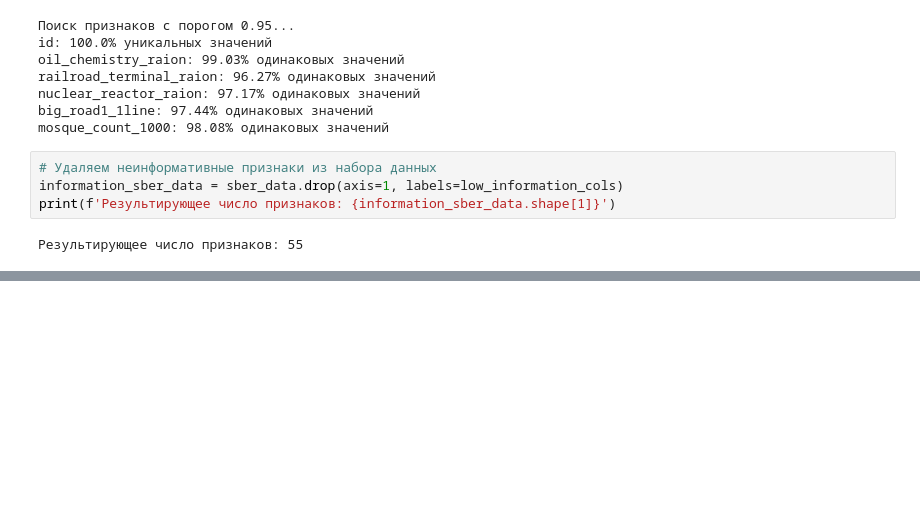
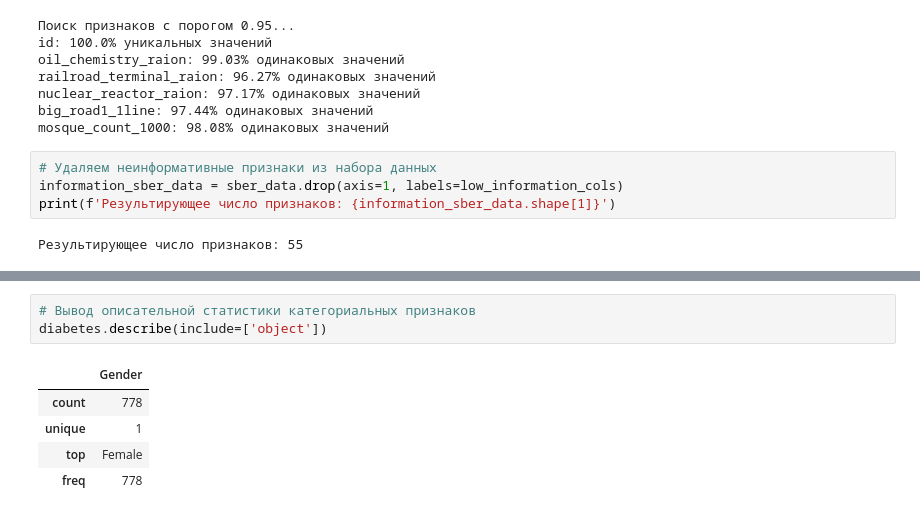
Before and after one commit to thetitorenko/sf_dspr_code, a Jupyter notebook: 01-block/07-python_14/07-python_14.ipynb, the cells around one changed output, grey strips where cells are left out. Saved outputs shown, nothing was run; the diff lists cells and outputs as text; blank space fills up the shorter version.

```diff
--- a/01-block/07-python_14/07-python_14.ipynb
+++ b/01-block/07-python_14/07-python_14.ipynb
@@ -747,0 +764,9 @@ print(f'Результирующее число признаков: {information
+# %%
+# Вывод описательной статистики категориальных признаков
+diabetes.describe(include=['object'])
+# %% [output]
+|  | Gender |
+| count | 778 |
+| unique | 1 |
+| top | Female |
+| freq | 778 |
```
Also changed, not shown: parts of 7 cells of this notebook, 1 other file.
